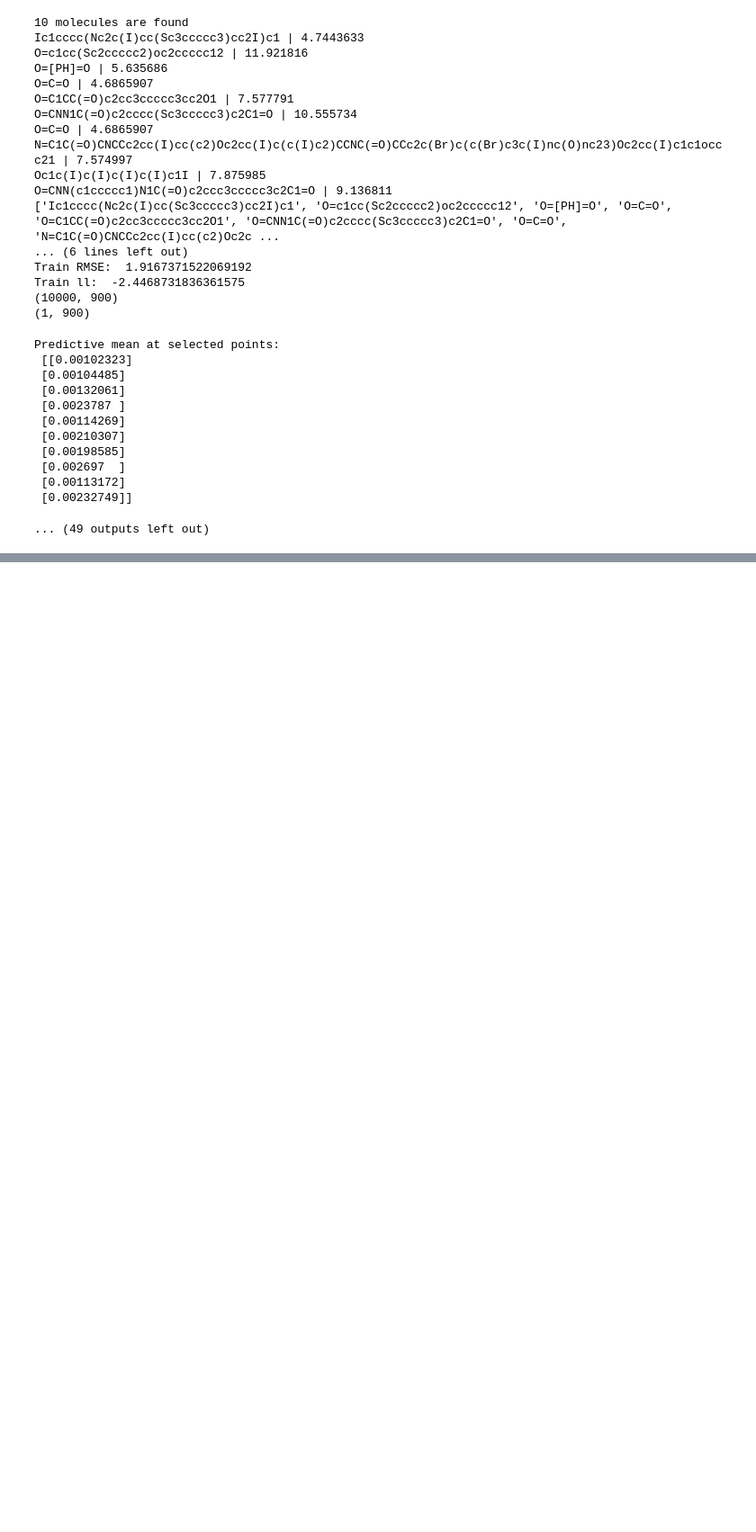
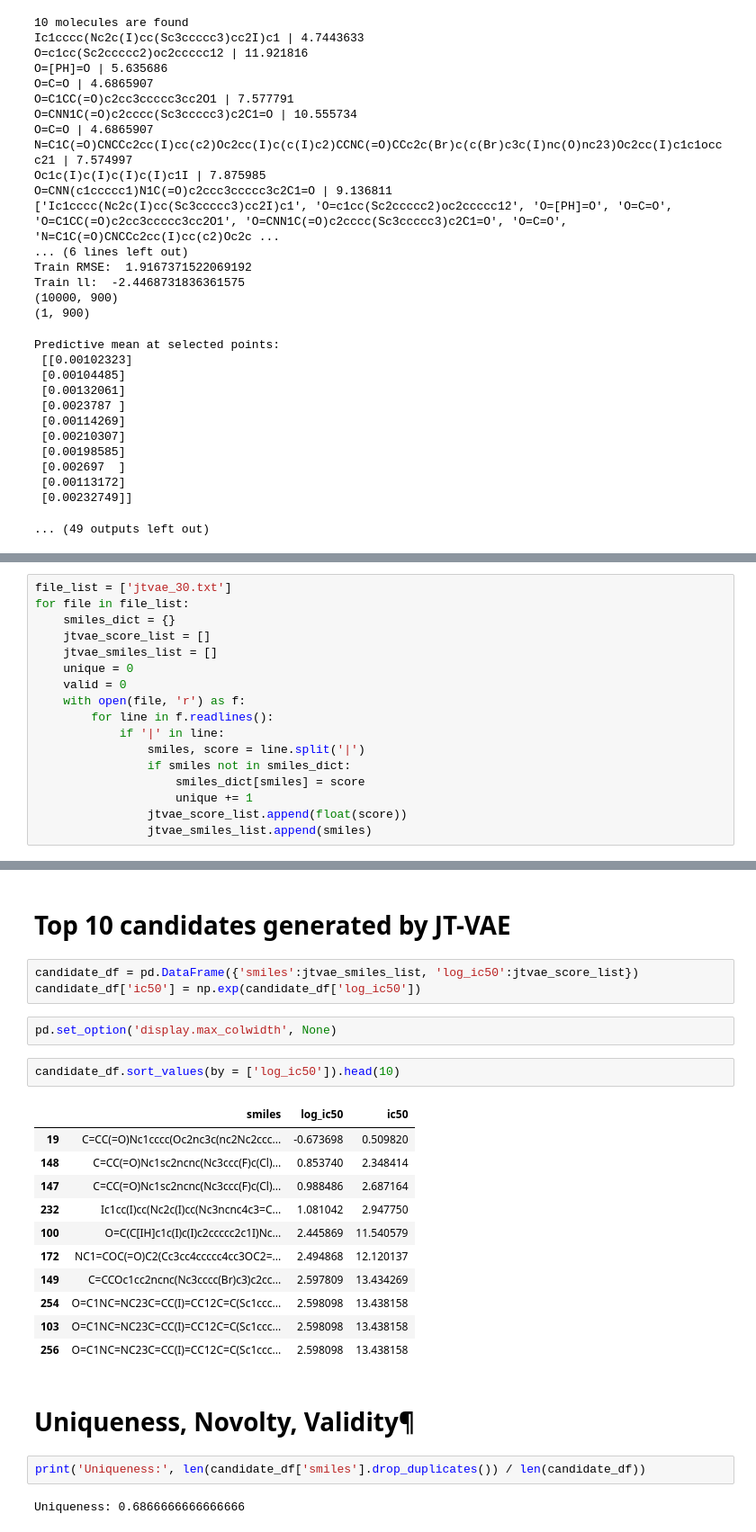
Before and after one commit to jinzhezhang/erbb1_project, a Jupyter notebook: JT-VAE/JT-VAE predict erbb1 ligand.ipynb, the cells around one changed output, grey strips where cells are left out. Shown at 90% size. Saved outputs shown, nothing was run; the diff lists cells and outputs as text; blank space fills up the shorter version.

```diff
--- a/JT-VAE/JT-VAE predict erbb1 ligand.ipynb
+++ b/JT-VAE/JT-VAE predict erbb1 ligand.ipynb
@@ -454,0 +398,17 @@ Name: Target, dtype: int64
+# %%
+file_list = ['jtvae_30.txt']
+for file in file_list:
+    smiles_dict = {}
+    jtvae_score_list = []
+    jtvae_smiles_list = []
+    unique = 0
+    valid = 0
+    with open(file, 'r') as f:
+        for line in f.readlines():
+            if '|' in line:
+                smiles, score = line.split('|')
+                if smiles not in smiles_dict:
+                    smiles_dict[smiles] = score
+                    unique += 1
+                jtvae_score_list.append(float(score))
+                jtvae_smiles_list.append(smiles)
@@ -454,0 +471,27 @@ Name: Target, dtype: int64
+# %% [markdown]
+# Top 10 candidates generated by JT-VAE
+# %%
+candidate_df = pd.DataFrame({'smiles':jtvae_smiles_list, 'log_ic50':jtvae_score_list})
+candidate_df['ic50'] = np.exp(candidate_df['log_ic50'])
+# %%
+pd.set_option('display.max_colwidth', None)
+# %%
+candidate_df.sort_values(by = ['log_ic50']).head(10)
+# %% [output]
+|  | smiles | log_ic50 | ic50 |
+| 19 | C=CC(=O)Nc1cccc(Oc2nc3c(nc2Nc2ccc... | -0.673698 | 0.509820 |
+| 148 | C=CC(=O)Nc1sc2ncnc(Nc3ccc(F)c(Cl)... | 0.853740 | 2.348414 |
+| 147 | C=CC(=O)Nc1sc2ncnc(Nc3ccc(F)c(Cl)... | 0.988486 | 2.687164 |
+| 232 | Ic1cc(I)cc(Nc2c(I)cc(Nc3ncnc4c3=C... | 1.081042 | 2.947750 |
+| 100 | O=C(C[IH]c1c(I)c(I)c2ccccc2c1I)Nc... | 2.445869 | 11.540579 |
+| 172 | NC1=COC(=O)C2(Cc3cc4ccccc4cc3OC2=... | 2.494868 | 12.120137 |
+| 149 | C=CCOc1cc2ncnc(Nc3cccc(Br)c3)c2cc... | 2.597809 | 13.434269 |
+| 254 | O=C1NC=NC23C=CC(I)=CC12C=C(Sc1ccc... | 2.598098 | 13.438158 |
+| 103 | O=C1NC=NC23C=CC(I)=CC12C=C(Sc1ccc... | 2.598098 | 13.438158 |
+| 256 | O=C1NC=NC23C=CC(I)=CC12C=C(Sc1ccc... | 2.598098 | 13.438158 |
+# %% [markdown]
+# Uniqueness, Novolty, Validity¶
+# %%
+print('Uniqueness:', len(candidate_df['smiles'].drop_duplicates()) / len(candidate_df))
+# %% [output]
+Uniqueness: 0.6866666666666666
```
Also changed, not shown: parts of 18 cells of this notebook, 10 other files.
